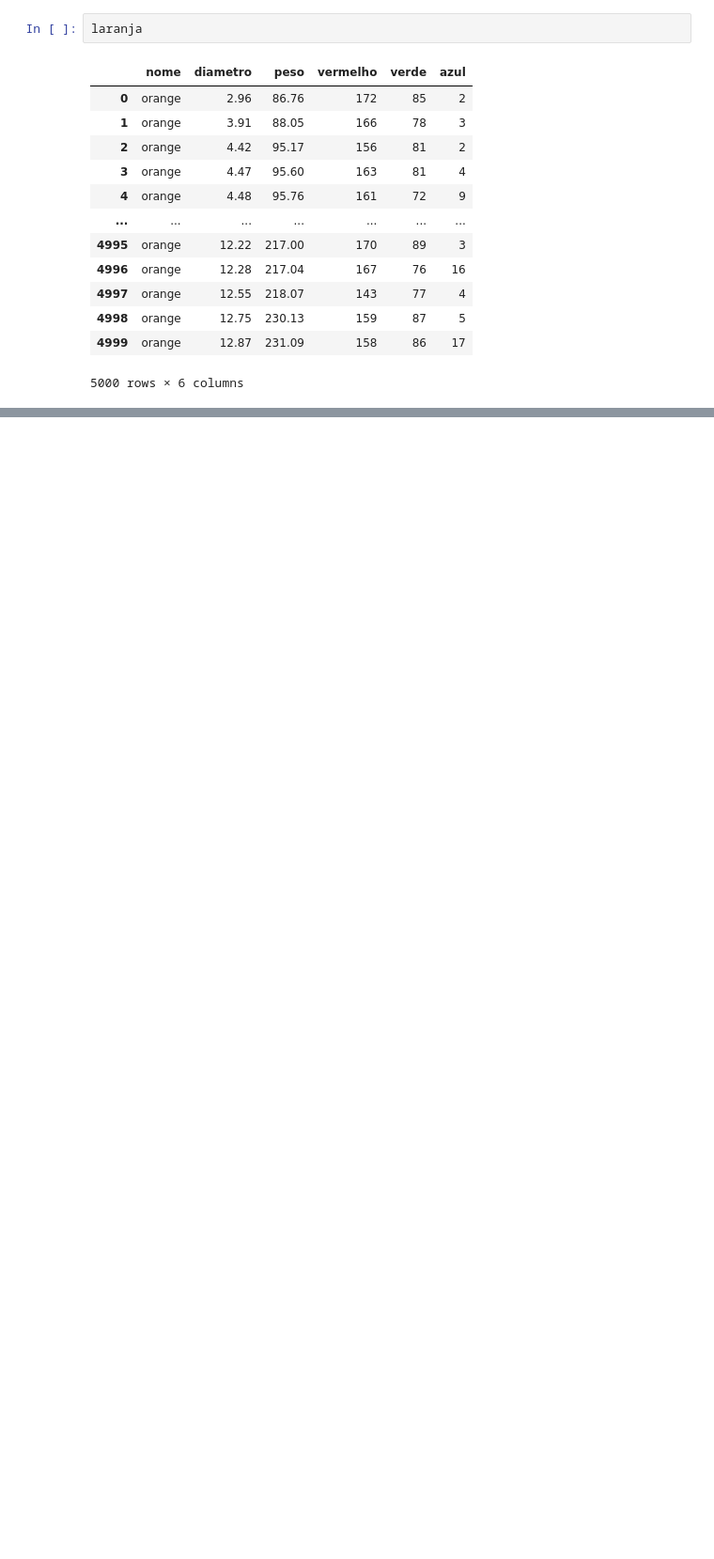
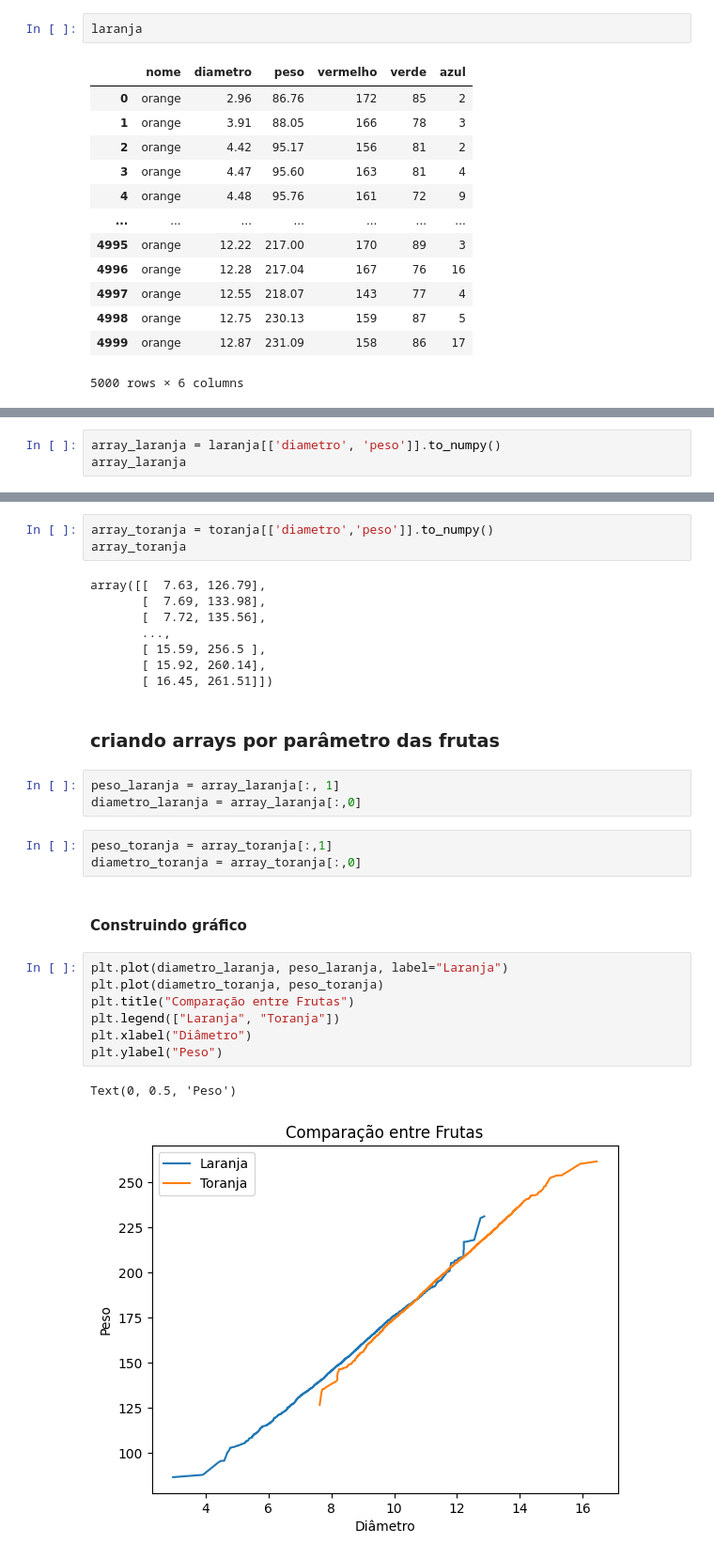
Before and after one commit to MaercioMamedes/numpy_alura, a Jupyter notebook: numpy.ipynb, the cells around one changed output, grey strips where cells are left out. Shown at 94% size. Saved outputs shown, nothing was run; the diff lists cells and outputs as text; blank space fills up the shorter version.

```diff
--- a/numpy.ipynb
+++ b/numpy.ipynb
@@ -67,0 +100,3 @@ array([[  2.96,  86.76, 172.  ,  85.  ],
+# %%
+array_laranja = laranja[['diametro', 'peso']].to_numpy()
+array_laranja
@@ -67,0 +111,31 @@ array([[  2.96,  86.76, 172.  ,  85.  ],
+# %%
+array_toranja = toranja[['diametro','peso']].to_numpy()
+array_toranja
+# %% [output]
+array([[  7.63, 126.79],
+       [  7.69, 133.98],
+       [  7.72, 135.56],
+       ...,
+       [ 15.59, 256.5 ],
+       [ 15.92, 260.14],
+       [ 16.45, 261.51]])
+# %% [markdown]
+### criando arrays por parâmetro das frutas
+# %%
+peso_laranja = array_laranja[:, 1]
+diametro_laranja = array_laranja[:,0]
+# %%
+peso_toranja = array_toranja[:,1]
+diametro_toranja = array_toranja[:,0]
+# %% [markdown]
+#### Construindo gráfico
+# %%
+plt.plot(diametro_laranja, peso_laranja, label="Laranja")
+plt.plot(diametro_toranja, peso_toranja)
+plt.title("Comparação entre Frutas")
+plt.legend(["Laranja", "Toranja"])
+plt.xlabel("Diâmetro")
+plt.ylabel("Peso")
+# %% [output]
+Text(0, 0.5, 'Peso')
+[figure, added]
```
Also changed, not shown: parts of 13 cells of this notebook.
